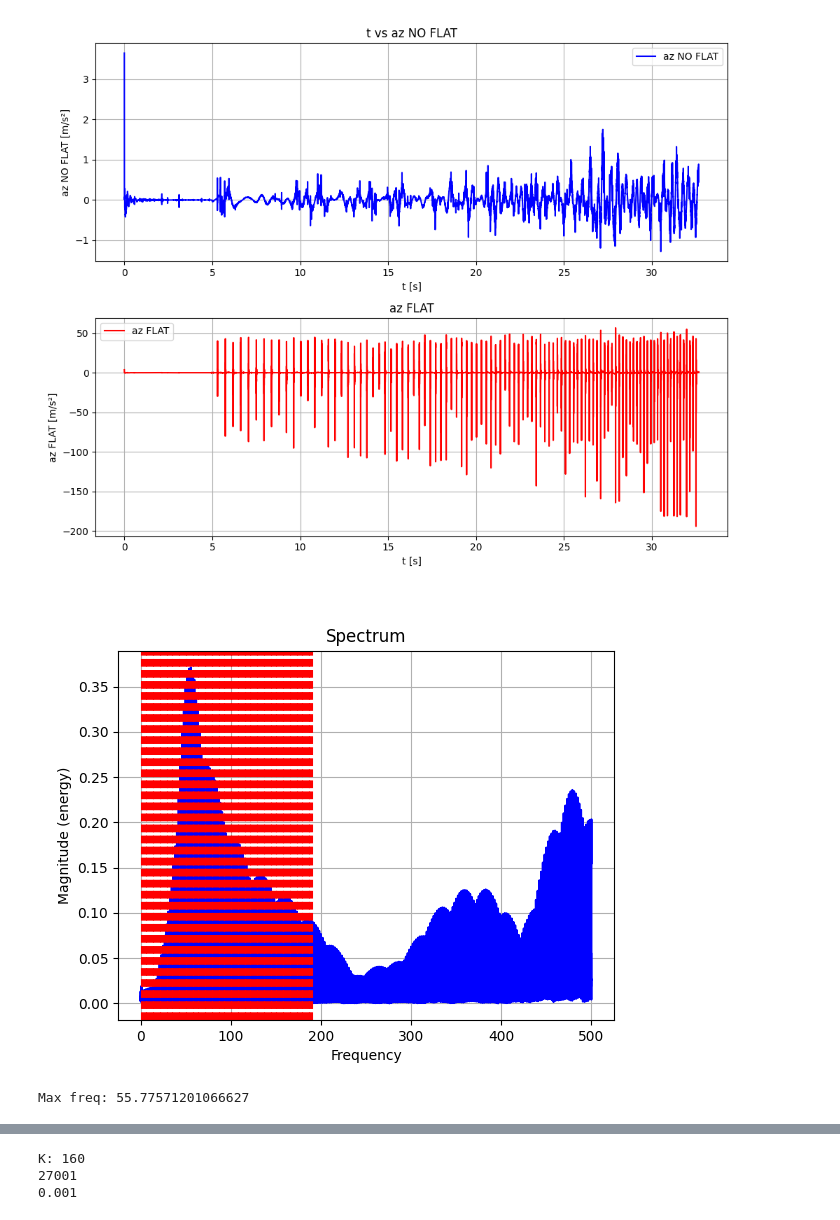
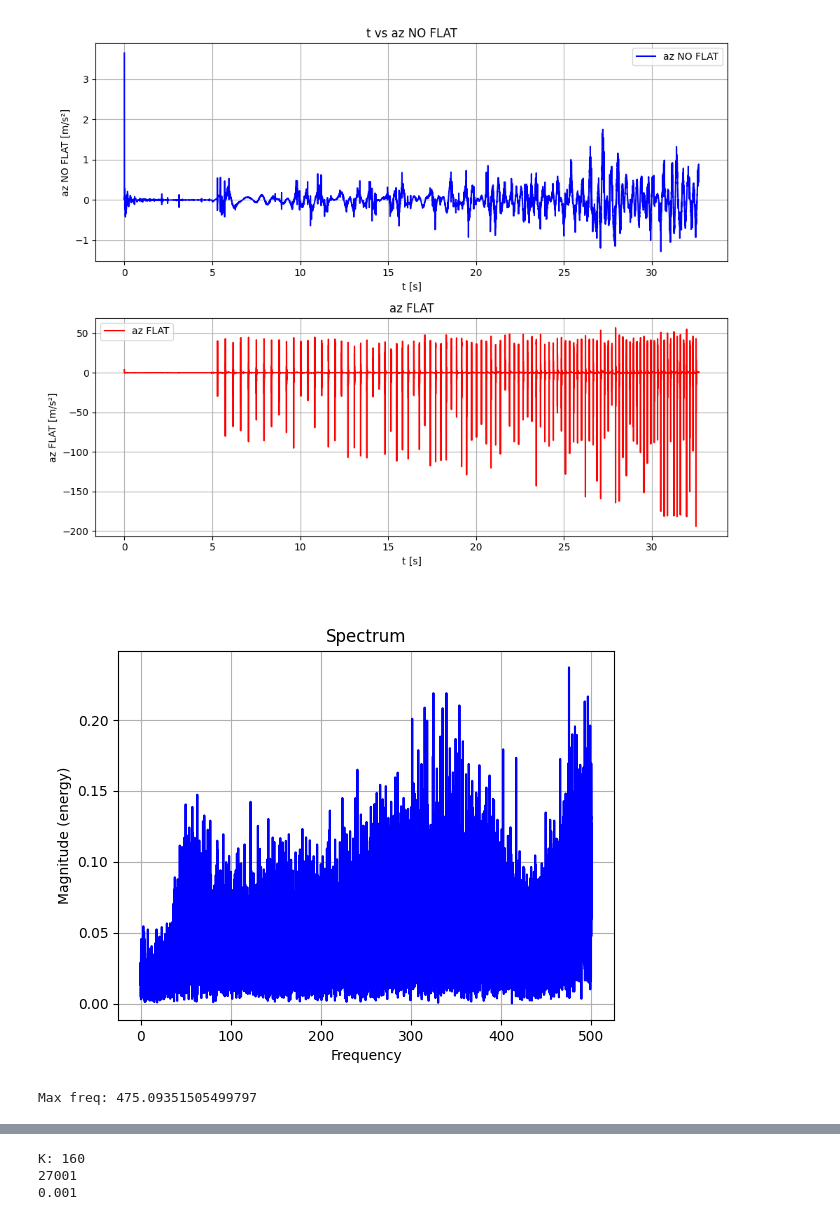
Before and after one commit to androdl96/FlatWheels, a Jupyter notebook: new_simulations.ipynb, the cells around one changed output, grey strips where cells are left out. Cells and saved outputs as stored; diff of their text form; code cells hidden in the pictures.

Commit message:
update graphs, rotational freq signal simulation

```diff
--- a/new_simulations.ipynb
+++ b/new_simulations.ipynb
@@ -11,8 +11,9 @@ wf_30_cte20=pd.read_csv("data/L030_TI_High_VEL020_fs1000.csv")
 wf_30_var2060_27000 = wf_30_var2060.tail(27001)
 wf_30_var2060_27000.reset_index(drop=True, inplace=True)
 
-WF_Sx=(wf_30_cte20,wf_60_cte20,wf_30_var2060_27000)
+WF_Sx=(wf_30_cte20,wf_60_cte20,wf_30_var2060)
+#WF_Sx=(wf_30_cte20,wf_60_cte20,wf_30_var2060_27000)
 
-WF_Sx[-1].head()
+WF_Sx[-1].tail()
 # %% [output]
 |  | t [s] | az NO FLAT [m/s2] | az WITH FLAT [m/s2] |
@@ -77,16 +78,18 @@ print('Sampling freq:',fs,'Hz')
 N=len(t)
 n=np.arange(N)
 print('Number of samples:', N)
+print('Initial time:',t[0],'s')
 
-v=20e3/3600
-print('Lineal velocity:',v,'m/s')
 r=0.46
 print('Radius:',r,'m')
-fr=v/(2*np.pi*r)
-f_fail=fr*np.ones((N,1))
 
-print('Rotational freq:',fr,'Hz')
-print('Initial time:',t[0],'s')
+if index<2:
+    v=20e3/3600
+    print('Lineal velocity:',v,'m/s')
+
+    fr=v/(2*np.pi*r)
+    f_fail=fr*np.ones((N,1))
+    print('Rotational freq:',fr,'Hz')
 # %% [output]
 Mean az no flat: -9.810473678063113
 Mean az flat: -9.803302545376633
@@ -126,17 +127,18 @@ plt.show()
 # %%
 plt.close('all')
 %matplotlib widget
 plt.title("Spectrum")
 spectrum=plt.magnitude_spectrum(az_with_flat, Fs=fs, color='blue')
-for i in range(1, 100):
-    plt.axvline(x=i*fr, color='red', linestyle='--', label=f'{i}*fr' if i == 1 else None)
+if index<2:
+    for i in range(1, 100):
+        plt.axvline(x=i*fr, color='red', linestyle='--', label=f'{i}*fr' if i == 1 else None)
 plt.grid(True)
 plt.show()
 
 print('Max freq:',spectrum[1][np.argmax(spectrum[0])])
 # %% [output]
-[figure, old version]
+[figure, new version]
-Max freq: 55.77571201066627
+Max freq: 475.09351505499797
 # %%
 plt.close('all')
 Sx_flat_env=np.abs(signal.hilbert(az_with_flat))
```
Also changed, not shown: parts of 8 cells of this notebook.
